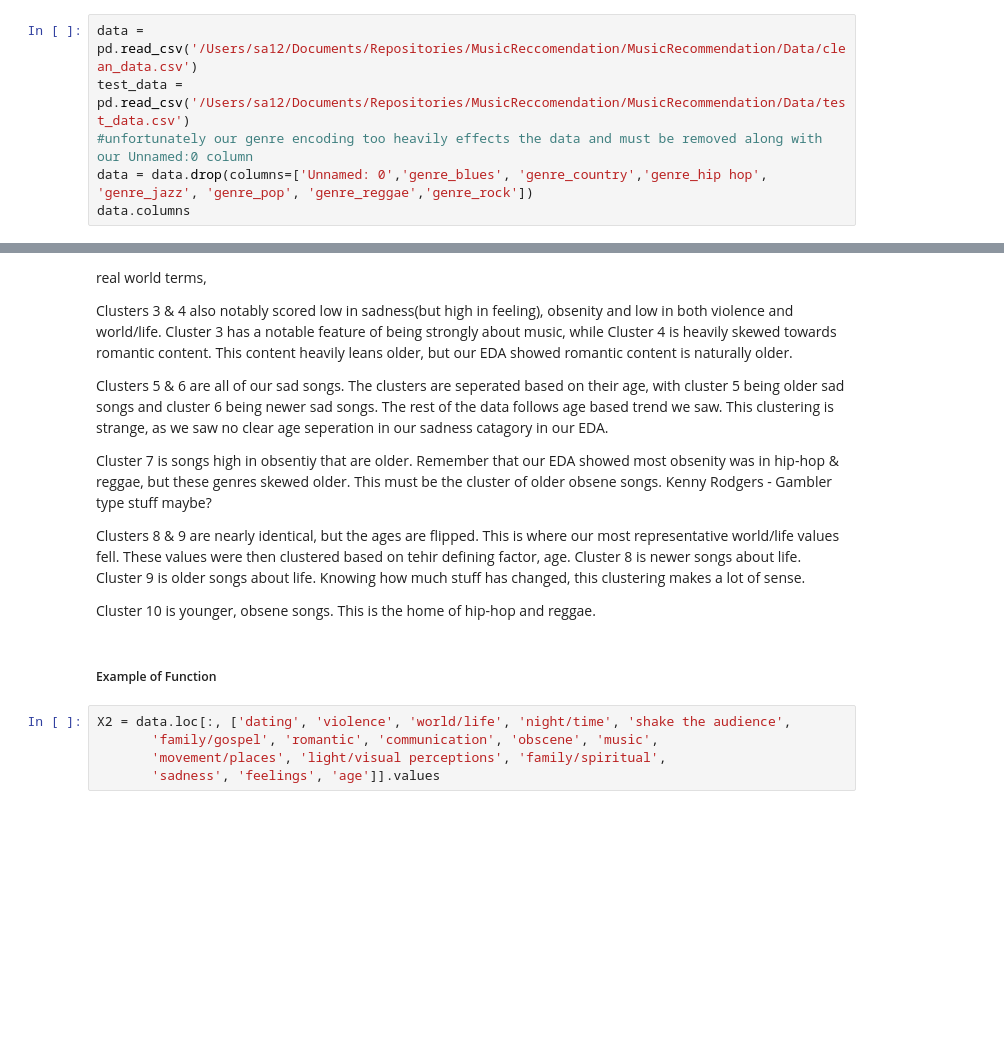
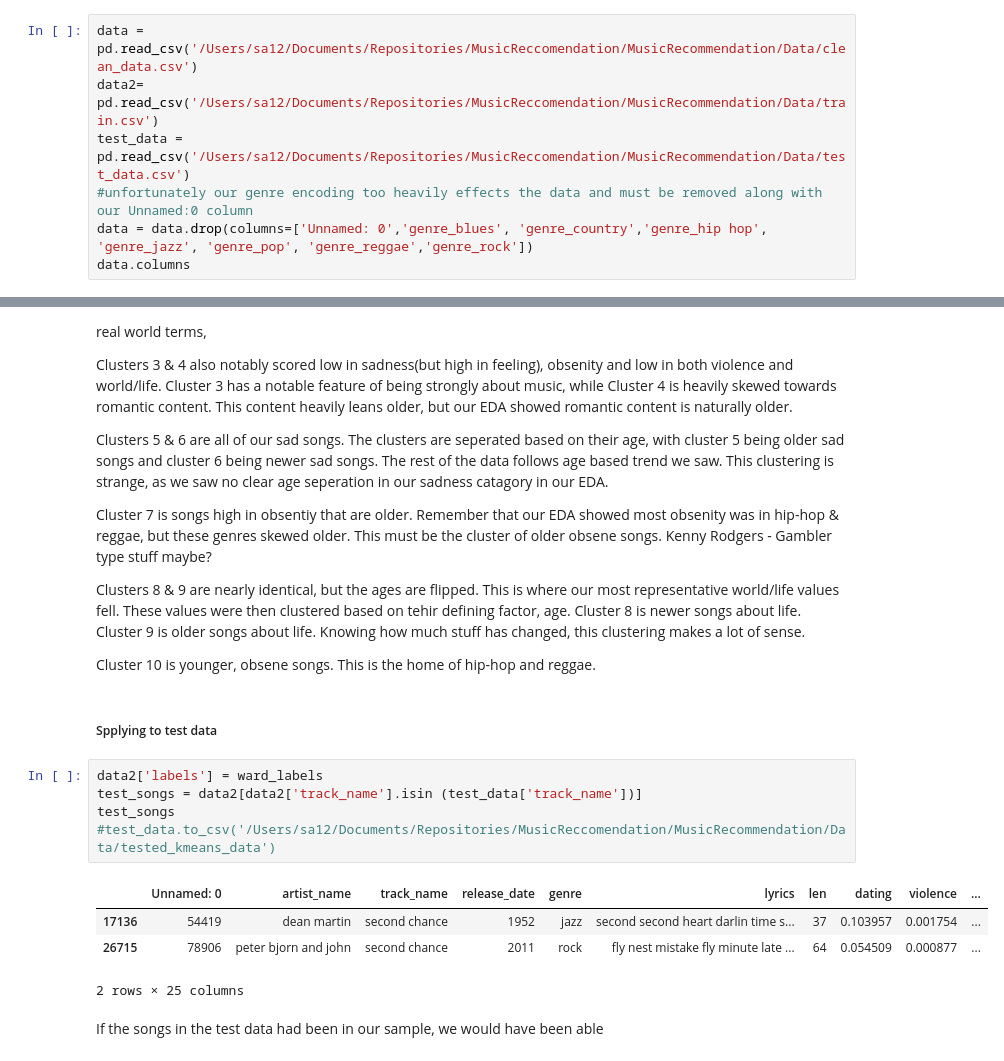
Before and after one commit to theslater11/MusicRecommendation, a Jupyter notebook: Models/Heirarchal.ipynb, the cells around one changed output, grey strips where cells are left out. Cells and saved outputs as stored; diff of their text form; blank space fills up the shorter version.

```diff
--- a/Models/Heirarchal.ipynb
+++ b/Models/Heirarchal.ipynb
@@ -8,6 +10,7 @@ from scipy.cluster.hierarchy import dendrogram, linkage
 from sklearn.cluster import AgglomerativeClustering
 # %%
 data = pd.read_csv('/Users/sa12/Documents/Repositories/MusicReccomendation/MusicRecommendation/Data/clean_data.csv')
+data2= pd.read_csv('/Users/sa12/Documents/Repositories/MusicReccomendation/MusicRecommendation/Data/train.csv')
 test_data = pd.read_csv('/Users/sa12/Documents/Repositories/MusicReccomendation/MusicRecommendation/Data/test_data.csv')
 #unfortunately our genre encoding too heavily effects the data and must be removed along with our Unnamed:0 column
 data = data.drop(columns=['Unnamed: 0','genre_blues', 'genre_country','genre_hip hop', 'genre_jazz', 'genre_pop', 'genre_reggae','genre_rock'])
@@ -242,10 +245,17 @@ Cluster 7 is songs high in obsentiy that are older. Remember that our EDA showed
 Clusters 8 & 9 are nearly identical, but the ages are flipped. This is where our most representative world/life values fell. These values were then clustered based on tehir defining factor, age. Cluster 8 is newer songs about life. Cluster 9 is older songs about life. Knowing how much stuff has changed, this clustering makes a lot of sense.
 
 Cluster 10 is younger, obsene songs.  This is the home of hip-hop and reggae.
-# %% [markdown]
-##### Example of Function
-# %%
-X2 = data.loc[:, ['dating', 'violence', 'world/life', 'night/time', 'shake the audience',
-       'family/gospel', 'romantic', 'communication', 'obscene', 'music',
-       'movement/places', 'light/visual perceptions', 'family/spiritual',
-       'sadness', 'feelings', 'age']].values
+# %% [markdown]
+##### Spplying to test data
+# %%
+data2['labels'] = ward_labels
+test_songs = data2[data2['track_name'].isin (test_data['track_name'])]
+test_songs
+#test_data.to_csv('/Users/sa12/Documents/Repositories/MusicReccomendation/MusicRecommendation/Data/tested_kmeans_data')
+# %% [output]
+|  | Unnamed: 0 | artist_name | track_name | release_date | genre | lyrics | len | dating | violence | ... |
+| 17136 | 54419 | dean martin | second chance | 1952 | jazz | second second heart darlin time s... | 37 | 0.103957 | 0.001754 | ... |
+| 26715 | 78906 | peter bjorn and john | second chance | 2011 | rock | fly nest mistake fly minute late ... | 64 | 0.054509 | 0.000877 | ... |
+2 rows × 25 columns
+# %% [markdown]
+If the songs in the test data had been in our sample, we would have been able
```
Also changed, not shown: parts of 1 cell of this notebook, 7 other files.
